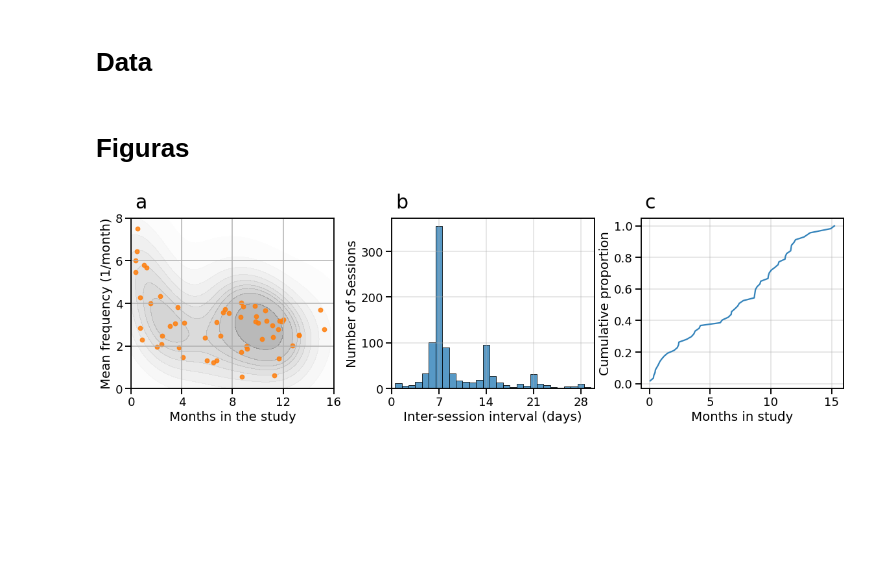
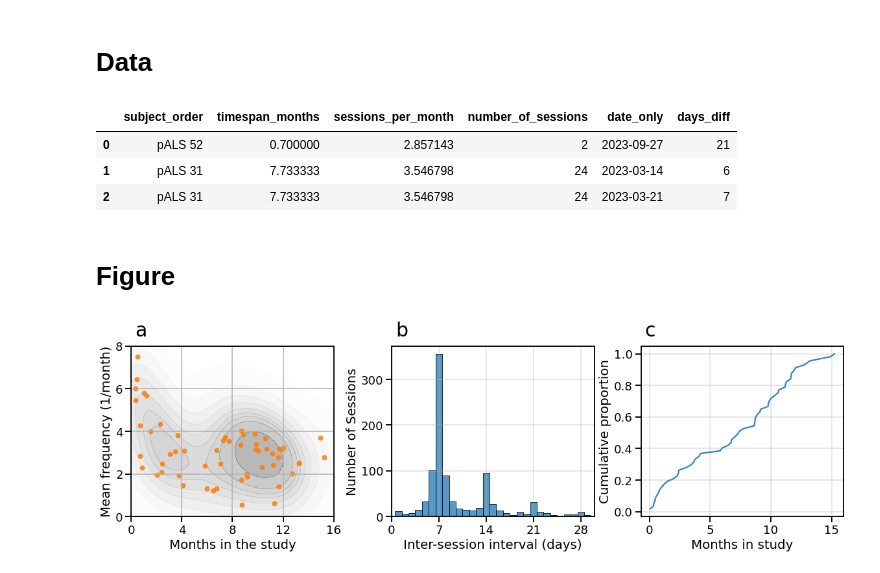
Before and after one commit to EverythingALS/ReliableMonitoringRPFTALS, a Jupyter notebook: Figure 1 - Demographics.ipynb, the cells around one changed output. Drawn from its saved outputs; the diff is of its cells as text; code cells hidden in the pictures; blank space fills up the shorter version.

Commit message:
updated version of figure 1 and data for figure 1

```diff
--- a/Figure 1 - Demographics.ipynb
+++ b/Figure 1 - Demographics.ipynb
@@ -24,9 +24,16 @@ sns.set_context("talk", font_scale=1.1)
 # %%
 PATH = 'data'
 FILE = 'data_fig1.csv'
+
 df_combined = pd.read_csv(os.path.join(PATH, FILE))
+df_combined.head(3)
+# %% [output]
+|  | subject_order | timespan_months | sessions_per_month | number_of_sessions | date_only | days_diff |
+| 0 | pALS 52 | 0.700000 | 2.857143 | 2 | 2023-09-27 | 21 |
+| 1 | pALS 31 | 7.733333 | 3.546798 | 24 | 2023-03-14 | 6 |
+| 2 | pALS 31 | 7.733333 | 3.546798 | 24 | 2023-03-21 | 7 |
 # %% [markdown]
-# Figuras
+# Figure
 # %%
 fig, axs = plt.subplots(1, 3, figsize=(16, 5), layout='constrained')
 
```
Also changed, not shown: parts of 4 cells of this notebook, 1 other file.
